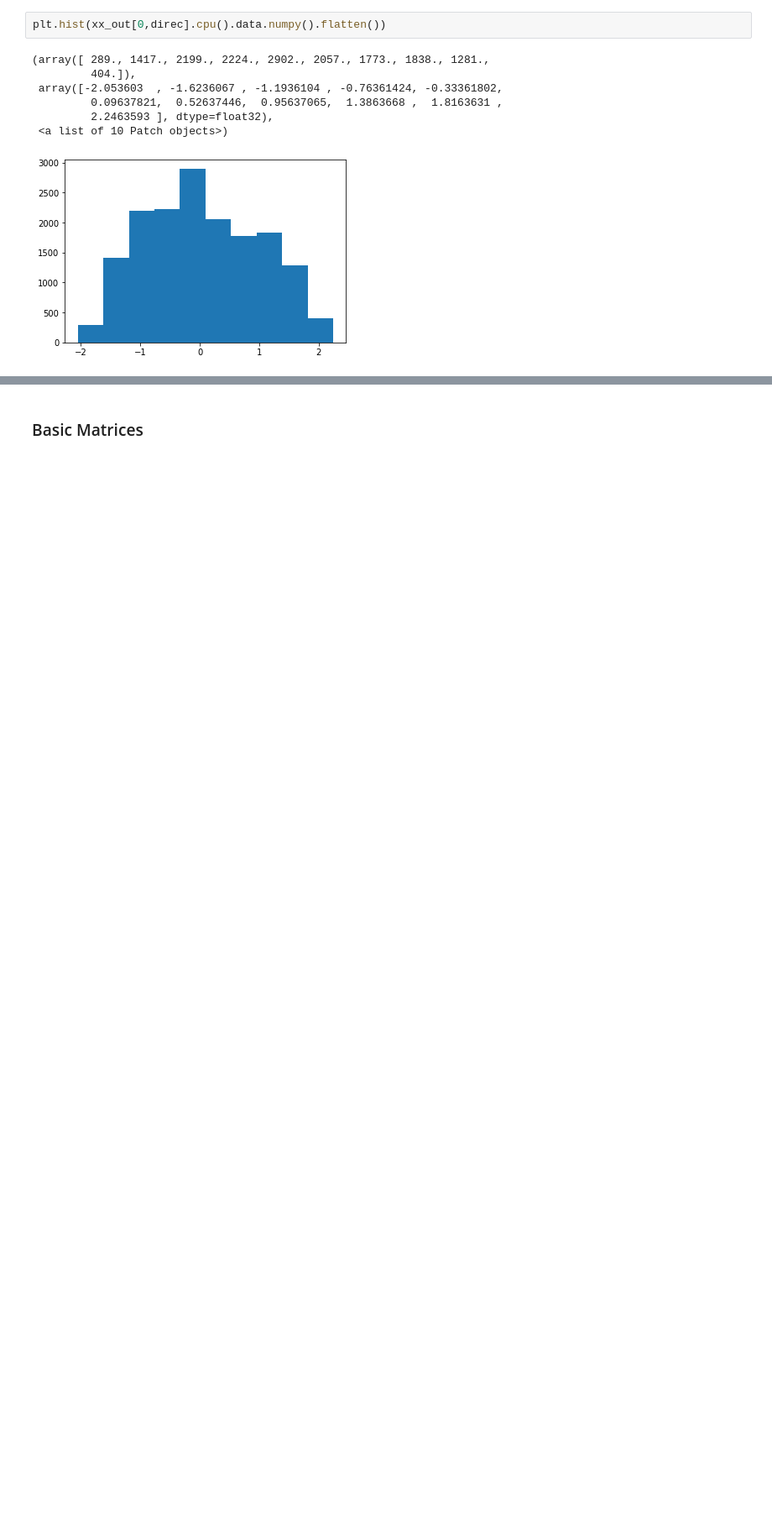
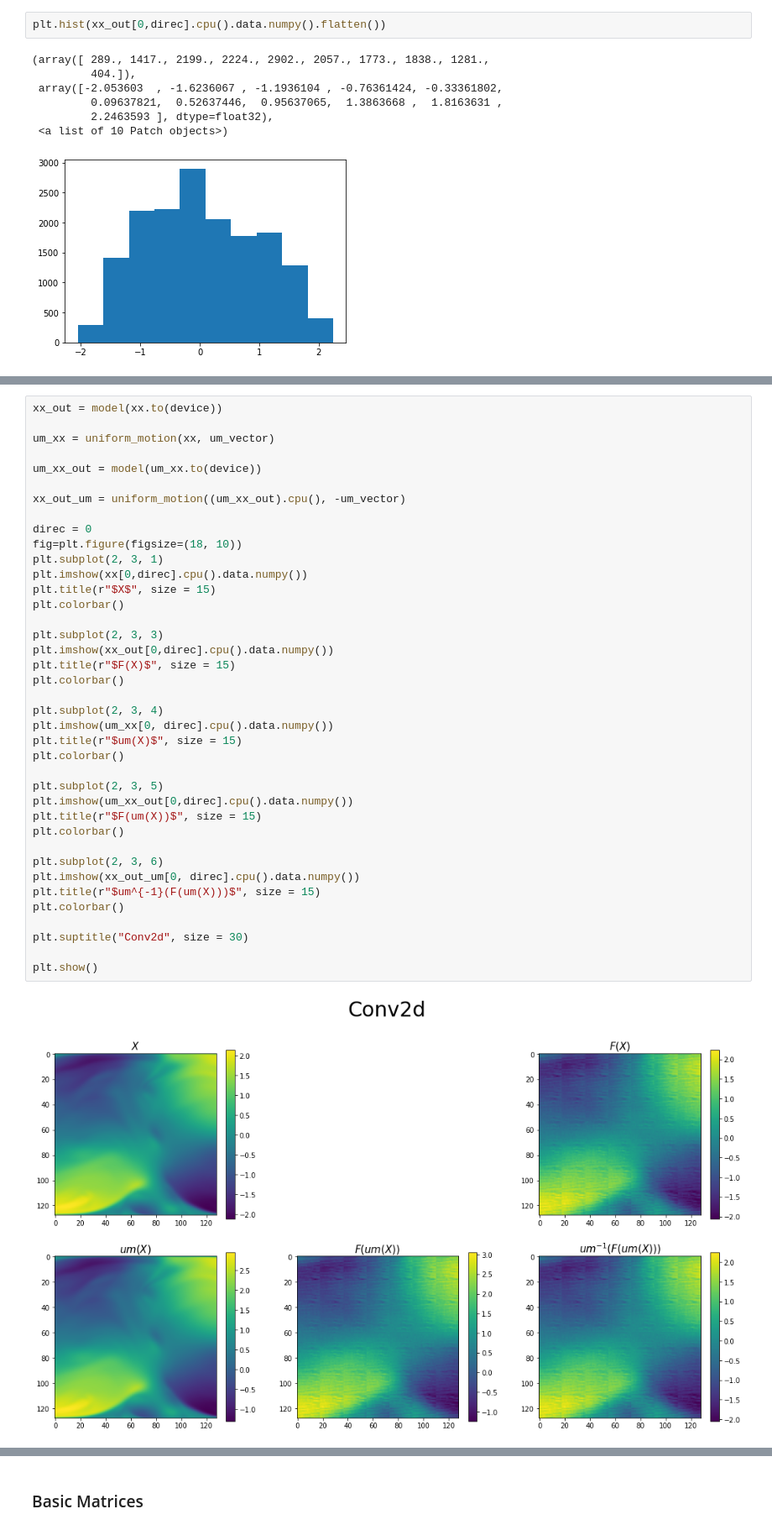
Before and after one commit to lizzij/Turbulence, a Jupyter notebook: Rot-UM/anistropic.ipynb, the cells around one changed output, grey strips where cells are left out. Shown at 84% size. Saved outputs shown, nothing was run; the diff lists cells and outputs as text; blank space fills up the shorter version.

```diff
--- a/Rot-UM/anistropic.ipynb
+++ b/Rot-UM/anistropic.ipynb
@@ -401,0 +442,41 @@ plt.hist(xx_out[0,direc].cpu().data.numpy().flatten())
+# %%
+xx_out = model(xx.to(device))
+
+um_xx = uniform_motion(xx, um_vector)
+
+um_xx_out = model(um_xx.to(device))
+
+xx_out_um = uniform_motion((um_xx_out).cpu(), -um_vector)
+
+direc = 0
+fig=plt.figure(figsize=(18, 10))
+plt.subplot(2, 3, 1)
+plt.imshow(xx[0,direc].cpu().data.numpy())
+plt.title(r"$X$", size = 15)
+plt.colorbar()
+
+plt.subplot(2, 3, 3)
+plt.imshow(xx_out[0,direc].cpu().data.numpy())
+plt.title(r"$F(X)$", size = 15)
+plt.colorbar()
+
+plt.subplot(2, 3, 4)
+plt.imshow(um_xx[0, direc].cpu().data.numpy())
+plt.title(r"$um(X)$", size = 15)
+plt.colorbar()
+
+plt.subplot(2, 3, 5)
+plt.imshow(um_xx_out[0,direc].cpu().data.numpy())
+plt.title(r"$F(um(X))$", size = 15)
+plt.colorbar()
+
+plt.subplot(2, 3, 6)
+plt.imshow(xx_out_um[0, direc].cpu().data.numpy())
+plt.title(r"$um^{-1}(F(um(X)))$", size = 15)
+plt.colorbar()
+
+plt.suptitle("Conv2d", size = 30)
+
+plt.show()
+# %% [output]
+[figure, added]
```
Also changed, not shown: parts of 18 cells of this notebook, 7 other files.
